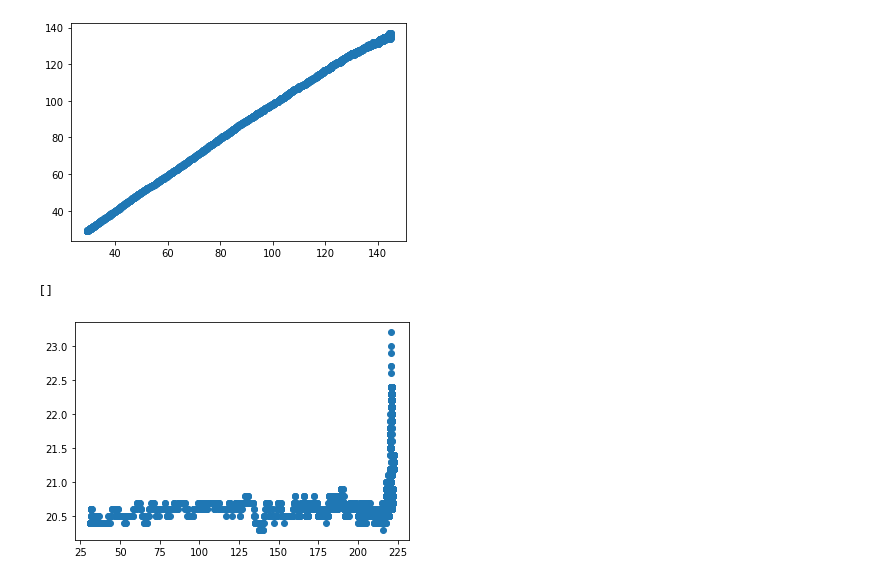
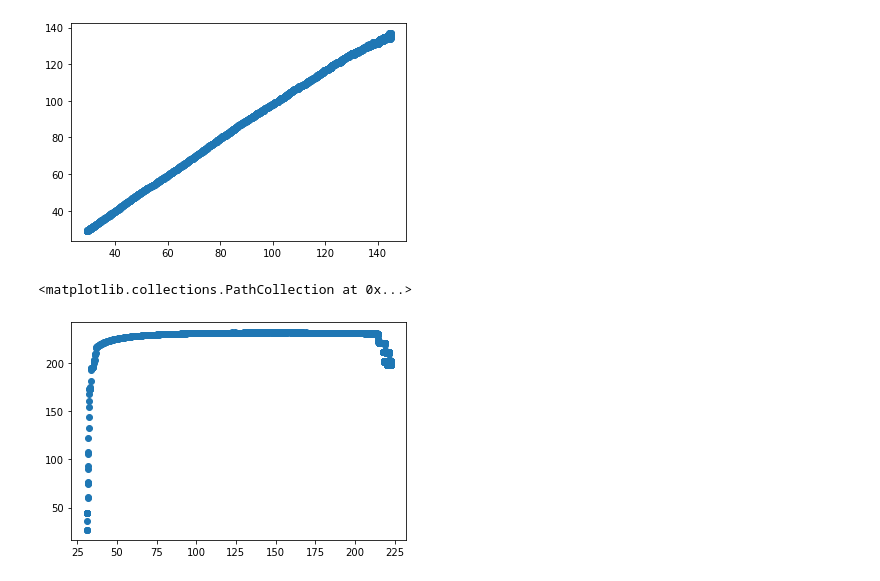
Before and after one commit to DanilFedorovsky/studentHack404, a Jupyter notebook: data_analysis.ipynb, the cells around one changed output. Drawn from its saved outputs; the diff is of its cells as text; code cells hidden in the pictures.

```diff
--- a/data_analysis.ipynb
+++ b/data_analysis.ipynb
@@ -39,8 +39,7 @@ plt.scatter(df["Motor Surf top"],df["Motor Surf Side"])
 <matplotlib.collections.PathCollection at 0x...>
 [figure]
 # %%
-plt.scatter(df["Temp Pt100 RTD winding U"],df["Temp Ambient"])
-plt.plot()
+plt.scatter(df["Temp Pt100 RTD winding U"],df["Output power"])
 # %% [output]
-[]
+<matplotlib.collections.PathCollection at 0x...>
-[figure, old version]
+[figure, new version]
```
Also changed, not shown: parts of 6 cells of this notebook, 2 other files.
